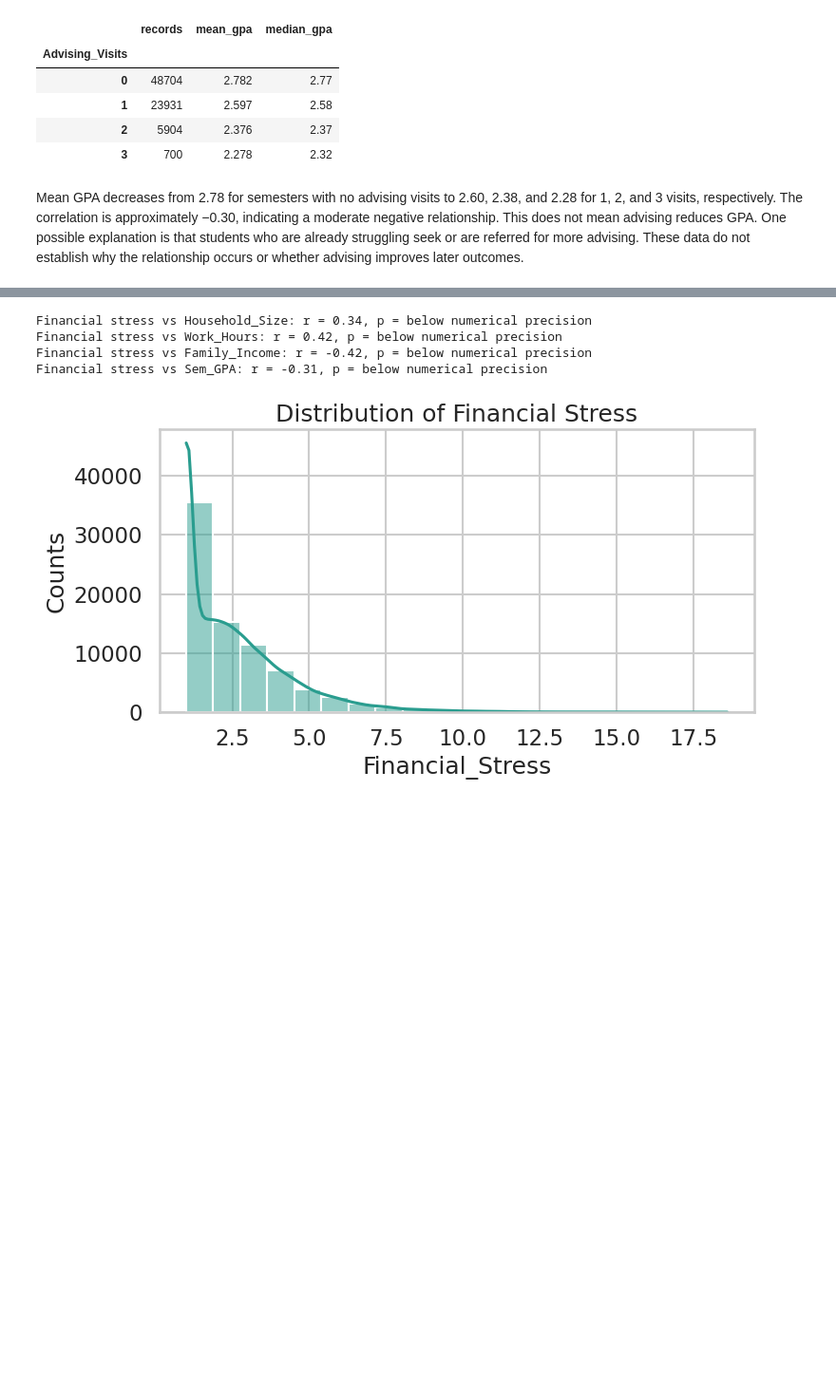
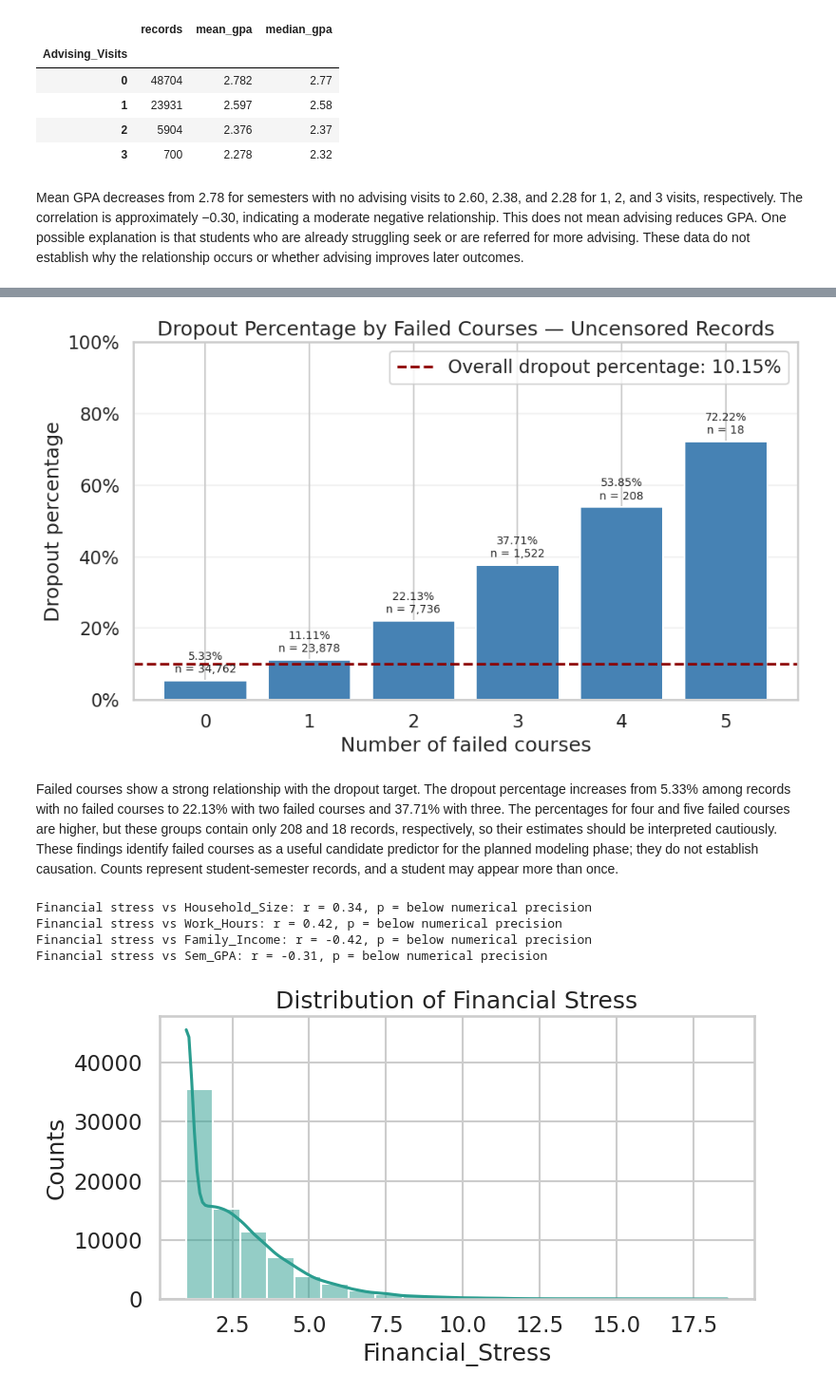
Before and after one commit to mihaighise/student_retention_analysis, a Jupyter notebook: Student_Retention.ipynb, the cells around one changed output, grey strips where cells are left out. Shown at 95% size. Drawn from its saved outputs; the diff is of its cells as text; code cells hidden in the pictures; blank space fills up the shorter version.

Commit message:
added analysis for failed courses

```diff
--- a/Student_Retention.ipynb
+++ b/Student_Retention.ipynb
@@ -919,3 +907,75 @@ Pearson correlation: -0.305
 # %% [markdown]
 Mean GPA decreases from 2.78 for semesters with no advising visits to 2.60, 2.38, and 2.28 for 1, 2, and 3 visits, respectively. The correlation is approximately −0.30, indicating a moderate negative relationship.
 This does not mean advising reduces GPA. One possible explanation is that students who are already struggling seek or are referred for more advising. These data do not establish why the relationship occurs or whether advising improves later outcomes.
+# %%
+import matplotlib.pyplot as plt
+from matplotlib.ticker import PercentFormatter
+
+# Supporting table: uncensored student-semester records
+failed_courses_summary = (
+    df_dropout
+    .groupby("Failed_Courses", observed=True)
+    .agg(
+        Records=("Target_Dropout_Next_Sem", "size"),
+        Dropout_Events=("Target_Dropout_Next_Sem", "sum")
+    )
+    .sort_index()
+)
+
+failed_courses_summary["Dropout_Percentage"] = (
+    failed_courses_summary["Dropout_Events"]
+    / failed_courses_summary["Records"] * 100
+)
+
+display(
+    failed_courses_summary.style.format({
+        "Records": "{:,.0f}",
+        "Dropout_Events": "{:,.0f}",
+        "Dropout_Percentage": "{:.2f}%"
+    })
+)
+
+# Dropout percentage chart
+fig, ax = plt.subplots(figsize=(10, 6))
+
+bars = ax.bar(
+    failed_courses_summary.index.astype(str),
+    failed_courses_summary["Dropout_Percentage"],
+    color="steelblue"
+)
+
+for bar, (_, row) in zip(bars, failed_courses_summary.iterrows()):
+    ax.annotate(
+        f'{row["Dropout_Percentage"]:.2f}%\n'
+        f'n = {int(row["Records"]):,}',
+        xy=(bar.get_x() + bar.get_width() / 2, bar.get_height()),
+        xytext=(0, 5),
+        textcoords="offset points",
+        ha="center",
+        va="bottom",
+        fontsize=10
+    )
+
+overall_rate = df_dropout["Target_Dropout_Next_Sem"].mean() * 100
+
+ax.axhline(
+    overall_rate,
+    color="darkred",
+    linestyle="--",
+    label=f"Overall dropout percentage: {overall_rate:.2f}%"
+)
+
+ax.set(
+    title="Dropout Percentage by Failed Courses — Uncensored Records",
+    xlabel="Number of failed courses",
+    ylabel="Dropout percentage",
+    ylim=(0, 100)
+)
+ax.yaxis.set_major_formatter(PercentFormatter(xmax=100))
+ax.grid(axis="y", alpha=0.25)
+ax.set_axisbelow(True)
+ax.legend()
+
+plt.tight_layout()
+plt.show()
+# %% [output]
@@ -922,3 +990,6 @@ This does not mean advising reduces GPA. One possible explanation is that studen
+[figure, added]
+# %% [markdown]
+Failed courses show a strong relationship with the dropout target. The dropout percentage increases from 5.33% among records with no failed courses to 22.13% with two failed courses and 37.71% with three. The percentages for four and five failed courses are higher, but these groups contain only 208 and 18 records, respectively, so their estimates should be interpreted cautiously. These findings identify failed courses as a useful candidate predictor for the planned modeling phase; they do not establish causation. Counts represent student-semester records, and a student may appear more than once.
 # %%
 # Relationship between Financial Stress and 4 other features
 # Pearson r: close to +1 = both go up together, close to -1 = one goes up while the other goes down, close to 0 = no relationship
```
Also changed, not shown: parts of 2 cells of this notebook.
